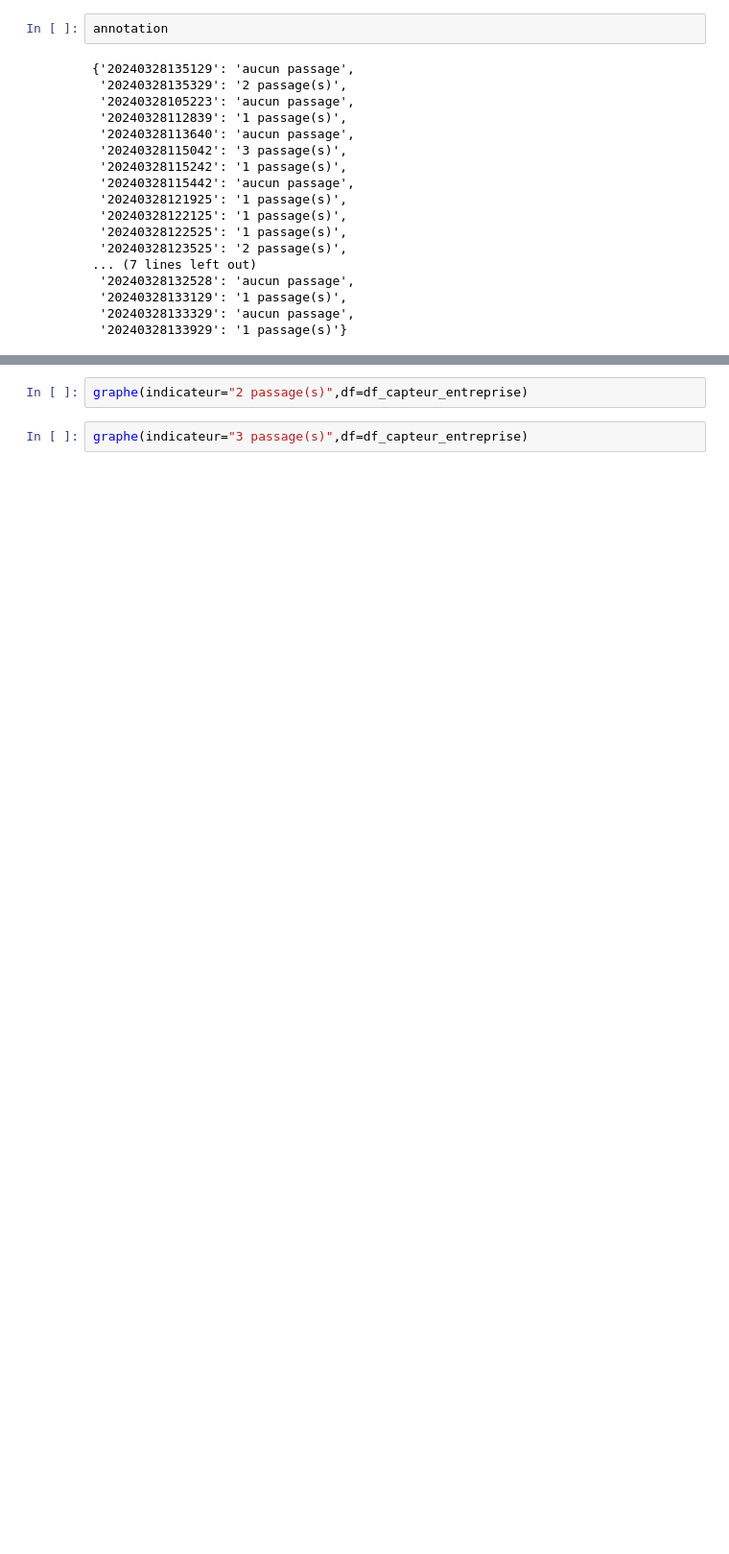
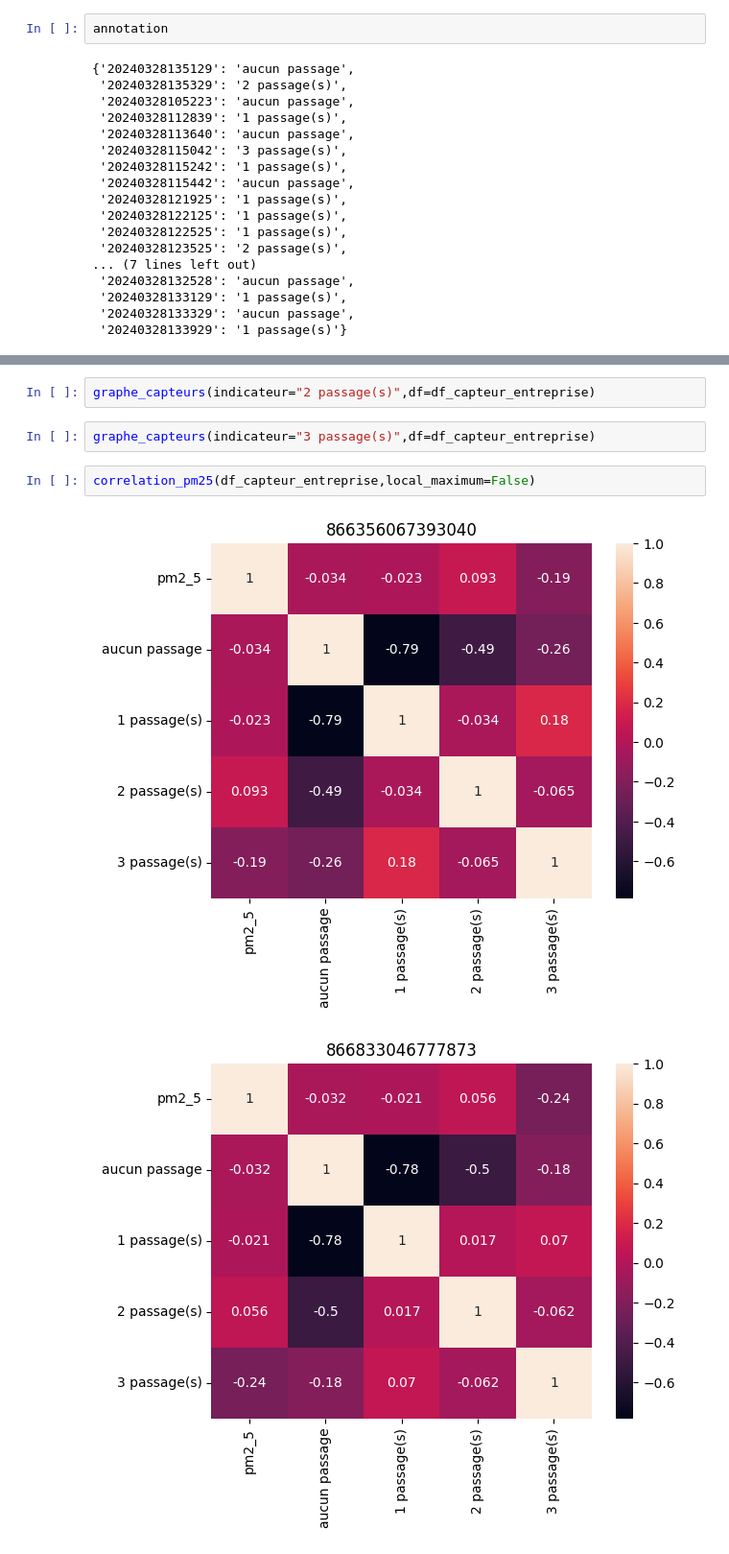
Before and after one commit to eSaleh/P6_Systeme_annotation_donnees_polution, a Jupyter notebook: yolov7-deepsort-tracking/classification_events.ipynb, the cells around one changed output, grey strips where cells are left out. Shown: that part at 96% size. Drawn from its saved outputs; the diff is of its cells as text; blank space fills up the shorter version.

```diff
--- a/yolov7-deepsort-tracking/classification_events.ipynb
+++ b/yolov7-deepsort-tracking/classification_events.ipynb
@@ -314,4 +107,9 @@ graphe(indicateur="1 passage(s)",df=df_capteur_entreprise)
 # %%
-graphe(indicateur="2 passage(s)",df=df_capteur_entreprise)
+graphe_capteurs(indicateur="2 passage(s)",df=df_capteur_entreprise)
 # %%
-graphe(indicateur="3 passage(s)",df=df_capteur_entreprise)
+graphe_capteurs(indicateur="3 passage(s)",df=df_capteur_entreprise)
+# %%
+correlation_pm25(df_capteur_entreprise,local_maximum=False)
+# %% [output]
+[figure, added]
+[figure, added]
```
Also changed, not shown: parts of 22 cells of this notebook, 4 other files.
